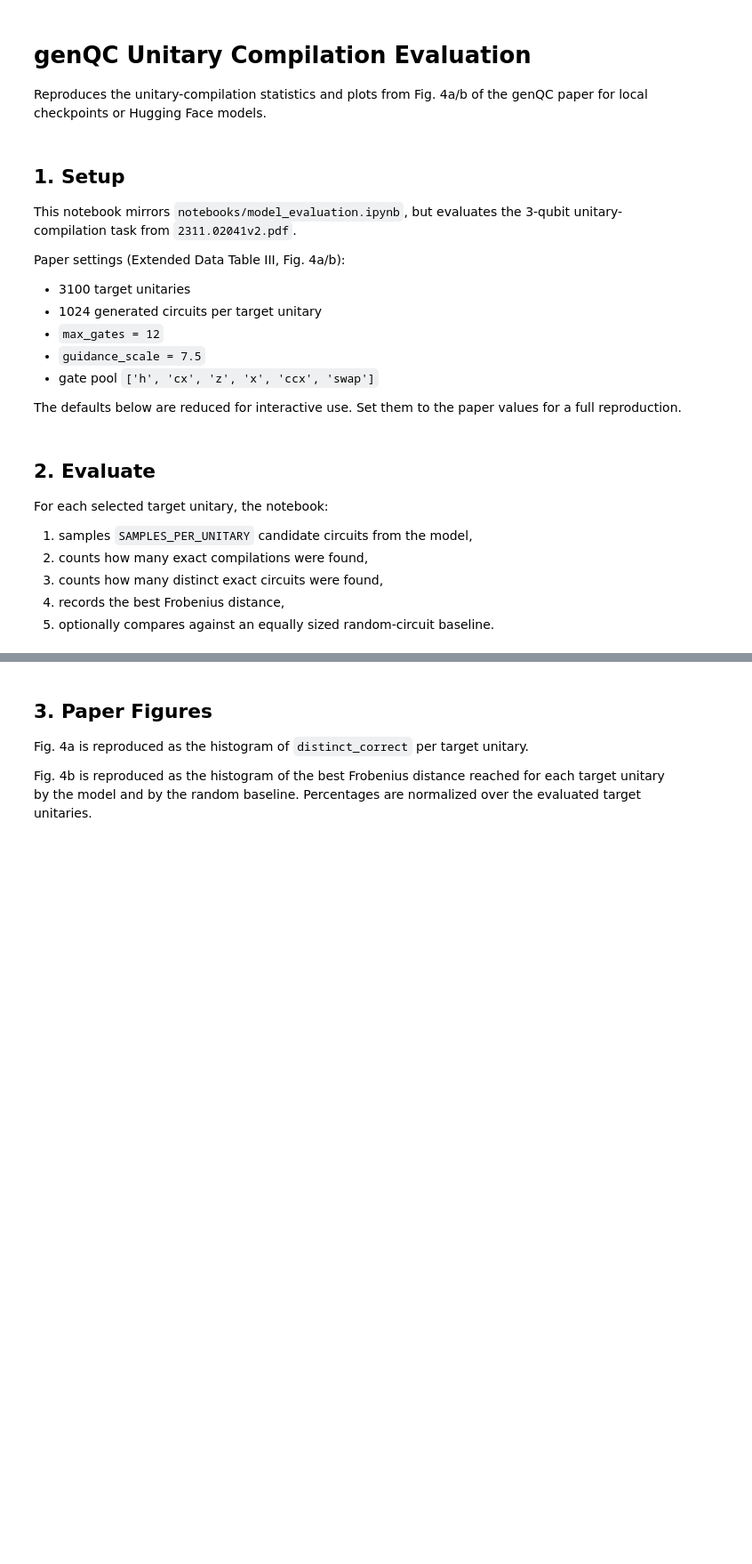
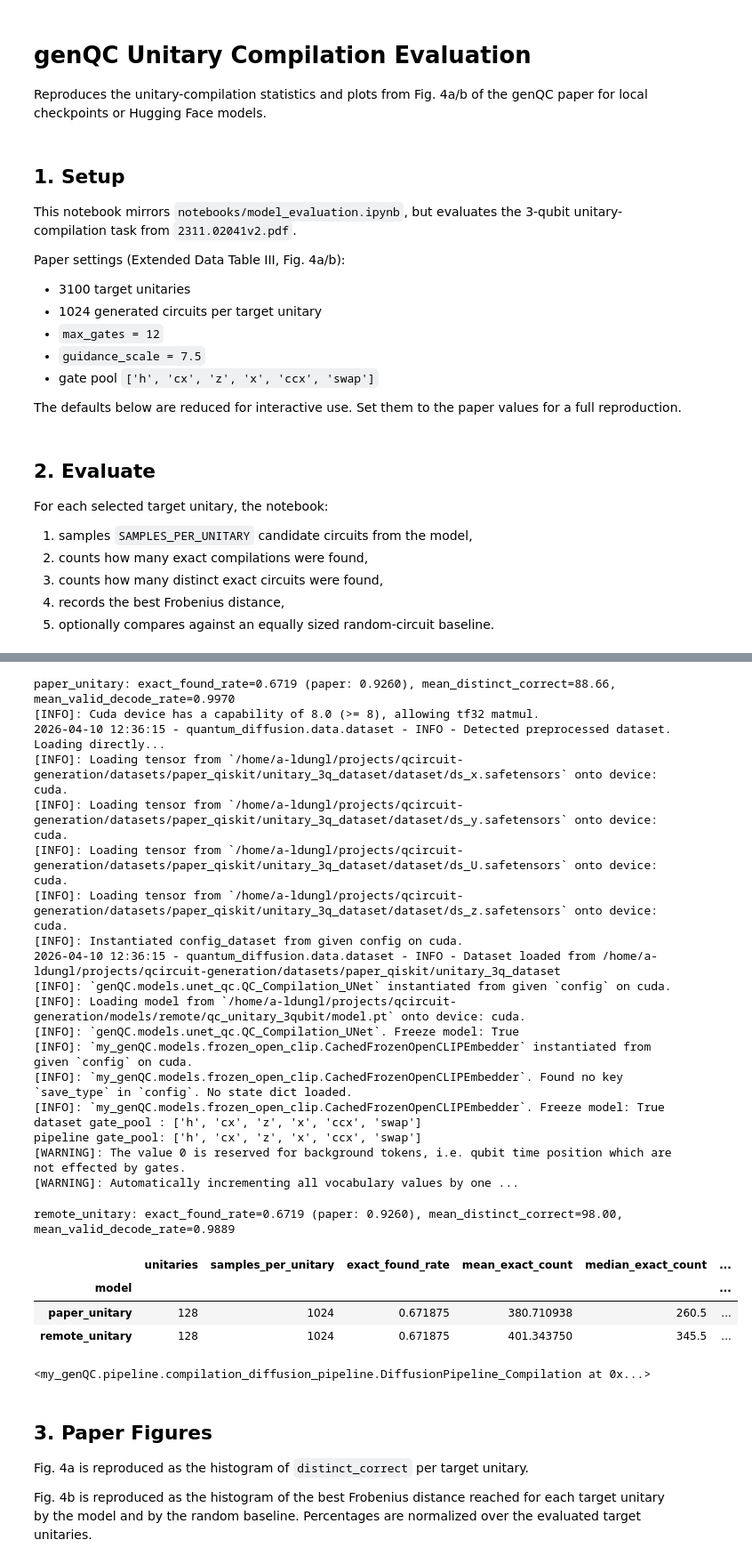
Before and after one commit to lionlion37/qcircuit-generation, a Jupyter notebook: notebooks/unitary_model_evaluation.ipynb, the cells around one changed output, grey strips where cells are left out. Shown at 89% size. Cells and saved outputs as stored; diff of their text form; code cells hidden in the pictures; blank space fills up the shorter version.

Commit message:
Ran unitary evaluation

```diff
--- a/notebooks/unitary_model_evaluation.ipynb
+++ b/notebooks/unitary_model_evaluation.ipynb
@@ -55,14 +56,14 @@ SEED = 1234
 
 # Paper reproduction: NUM_EVAL_UNITARIES = 3100, SAMPLES_PER_UNITARY = 1024
 NUM_EVAL_UNITARIES = 128
-SAMPLES_PER_UNITARY = 128
+SAMPLES_PER_UNITARY = 1024
 
 GUIDANCE_SCALE = 7.5
 SAMPLE_STEPS = 20
 MAX_GATES = 12
 AUTO_BATCH_SIZE = 128
 
-EXACT_DISTANCE_TOL = 1e-6
+EXACT_DISTANCE_TOL = 1e-8
 RUN_RANDOM_BASELINE = True
 RANDOM_SAMPLES_PER_UNITARY = SAMPLES_PER_UNITARY
 
@@ -72,6 +73,11 @@ MODEL_SPECS = [
         "model_dir": "./models/trained/paper_unitary",
         "hf_repo": None,
     },
+        {
+        "label": "remote_unitary",
+        "model_dir": "./models/remote/qc_unitary_3qubit",
+        "hf_repo": None,
+    },
     # {
     #     "label": "paper_unitary_remote",
     #     "model_dir": None,
@@ -102,7 +108,7 @@ def build_cfg(dataset_path, model_dir, hf_repo):
         cfg = hydra.compose(
             config_name="config.yaml",
             overrides=[
-                "evaluation=default",
+                "evaluation=paper_srv",
                 f"evaluation.model_params.guidance_scale={GUIDANCE_SCALE}",
                 f"evaluation.model_params.sample_steps={SAMPLE_STEPS}",
                 f"evaluation.model_params.auto_batch_size={AUTO_BATCH_SIZE}",
@@ -139,9 +145,17 @@ def load_compilation_context(model_spec):
     pipeline.guidance_sample_mode = "rescaled"
     pipeline.scheduler.set_timesteps(cfg.model_params.sample_steps)
 
-    vocabulary = {gate: idx for idx, gate in enumerate(dataset.gate_pool)}
+    gate_pool = getattr(pipeline, "gate_pool", None)
+    if gate_pool is None:
+        gate_pool = dataset.gate_pool
+
+    print("dataset gate_pool :", dataset.gate_pool)
+    print("pipeline gate_pool:", gate_pool)
+
+    vocabulary = {gate: idx for idx, gate in enumerate(gate_pool)}
     tokenizer = CircuitTokenizer(vocabulary)
-    simulator = Simulator(CircuitBackendType.QUDITKIT)
+
+    simulator = Simulator(CircuitBackendType.QISKIT)
 
     return {
         "cfg": cfg,
@@ -173,9 +187,18 @@ def split_to_complex(unitary_split):
     return arr[0] + 1j * arr[1]
 
 
+frobenius_metric = UnitaryFrobeniusNorm()
+infidelity_metric = UnitaryInfidelityNorm()
+
 def frobenius_distance(approx_u, target_u):
-    diff = np.asarray(approx_u) - np.asarray(target_u)
-    return float(0.5 * np.linalg.norm(diff, ord="fro") ** 2)
+    approx_u = torch.as_tensor(approx_u)
+    target_u = torch.as_tensor(target_u)
+    return float(UnitaryFrobeniusNorm.distance(approx_u, target_u).item())
+
+def infidelity_distance(approx_u, target_u):
+    approx_u = torch.as_tensor(approx_u)
+    target_u = torch.as_tensor(target_u)
+    return float(UnitaryInfidelityNorm.distance(approx_u, target_u).item())
 
 
 def to_serializable(obj):
@@ -192,13 +215,13 @@ def to_serializable(obj):
 
 def circuit_key(simulator, circuit):
     instructions = simulator.backend.backend_to_genqc(circuit)
-    return json.dumps(to_serializable(instructions), sort_keys=False)
+    return repr(instructions)
 
 
 def sample_random_distances(simulator, tokenizer, target_u, prompt_gates, num_qubits, min_gates, max_gates, samples, rng):
     distances = []
     for _ in range(samples):
-        qc, _, _ = get_rnd_encoded_circuit(
+        rnd_output = get_rnd_encoded_circuit(
             backend=simulator.backend,
             tokenizer=tokenizer,
             condition=CircuitConditionType.UNITARY,
@@ -208,9 +231,10 @@ def sample_random_distances(simulator, tokenizer, target_u, prompt_gates, num_qu
             max_gates=max_gates,
             rng=rng,
             optimized=True,
-            post_randomize_params=True,
+            post_randomize_params=False,
             return_params=False,
         )
+        qc = rnd_output[0]
         distances.append(frobenius_distance(simulator.backend.get_unitary(qc), target_u))
     return np.asarray(distances, dtype=np.float64)
 
@@ -263,7 +287,8 @@ def evaluate_model(model_spec, eval_indices):
         if valid_circuits:
             model_unitaries = get_unitaries(simulator, valid_circuits, n_jobs=1)
             model_distances = np.asarray([frobenius_distance(u, target_u) for u in model_unitaries], dtype=np.float64)
-            exact_mask = model_distances <= EXACT_DISTANCE_TOL
+            model_infidelities = np.asarray([infidelity_distance(u, target_u) for u in model_unitaries], dtype=np.float64)
+            exact_mask = model_infidelities <= EXACT_DISTANCE_TOL
             exact_count = int(exact_mask.sum())
             distinct_correct = len({circuit_key(simulator, qc) for qc, ok in zip(valid_circuits, exact_mask) if ok})
             best_model_distance = float(model_distances.min())
@@ -338,3 +363,4 @@ for spec in MODEL_SPECS:
 
 summary_df = pd.DataFrame([results[label]["summary"] for label in results]).set_index("model")
 display(summary_df)
+# %% [output]
@@ -341,3 +384,31 @@ display(summary_df)
+paper_unitary: exact_found_rate=0.6719 (paper: 0.9260), mean_distinct_correct=88.66, mean_valid_decode_rate=0.9970
+[INFO]: Cuda device has a capability of 8.0 (>= 8), allowing tf32 matmul.
+2026-04-10 12:36:15 - quantum_diffusion.data.dataset - INFO - Detected preprocessed dataset. Loading directly...
+[INFO]: Loading tensor from `/home/a-ldungl/projects/qcircuit-generation/datasets/paper_qiskit/unitary_3q_dataset/dataset/ds_x.safetensors` onto device: cuda.
+[INFO]: Loading tensor from `/home/a-ldungl/projects/qcircuit-generation/datasets/paper_qiskit/unitary_3q_dataset/dataset/ds_y.safetensors` onto device: cuda.
+[INFO]: Loading tensor from `/home/a-ldungl/projects/qcircuit-generation/datasets/paper_qiskit/unitary_3q_dataset/dataset/ds_U.safetensors` onto device: cuda.
+[INFO]: Loading tensor from `/home/a-ldungl/projects/qcircuit-generation/datasets/paper_qiskit/unitary_3q_dataset/dataset/ds_z.safetensors` onto device: cuda.
+[INFO]: Instantiated config_dataset from given config on cuda.
+2026-04-10 12:36:15 - quantum_diffusion.data.dataset - INFO - Dataset loaded from /home/a-ldungl/projects/qcircuit-generation/datasets/paper_qiskit/unitary_3q_dataset
+[INFO]: `genQC.models.unet_qc.QC_Compilation_UNet` instantiated from given `config` on cuda.
+[INFO]: Loading model from `/home/a-ldungl/projects/qcircuit-generation/models/remote/qc_unitary_3qubit/model.pt` onto device: cuda.
+[INFO]: `genQC.models.unet_qc.QC_Compilation_UNet`. Freeze model: True
+[INFO]: `my_genQC.models.frozen_open_clip.CachedFrozenOpenCLIPEmbedder` instantiated from given `config` on cuda.
+[INFO]: `my_genQC.models.frozen_open_clip.CachedFrozenOpenCLIPEmbedder`. Found no key `save_type` in `config`. No state dict loaded.
+[INFO]: `my_genQC.models.frozen_open_clip.CachedFrozenOpenCLIPEmbedder`. Freeze model: True
+dataset gate_pool : ['h', 'cx', 'z', 'x', 'ccx', 'swap']
+pipeline gate_pool: ['h', 'cx', 'z', 'x', 'ccx', 'swap']
+[WARNING]: The value 0 is reserved for background tokens, i.e. qubit time position which are not effected by gates.
+[WARNING]: Automatically incrementing all vocabulary values by one ...
+remote_unitary: exact_found_rate=0.6719 (paper: 0.9260), mean_distinct_correct=98.00, mean_valid_decode_rate=0.9889
+|  | unitaries | samples_per_unitary | exact_found_rate | mean_exact_count | median_exact_count | ... |
+| model |  |  |  |  |  | ... |
+| paper_unitary | 128 | 1024 | 0.671875 | 380.710938 | 260.5 | ... |
+| remote_unitary | 128 | 1024 | 0.671875 | 401.343750 | 345.5 | ... |
+# %%
+base_ctx["pipeline"]
+# %% [output]
+<my_genQC.pipeline.compilation_diffusion_pipeline.DiffusionPipeline_Compilation at 0x...>
 # %% [markdown]
 ## 3. Paper Figures
 
```
Also changed, not shown: parts of 4 cells of this notebook.
